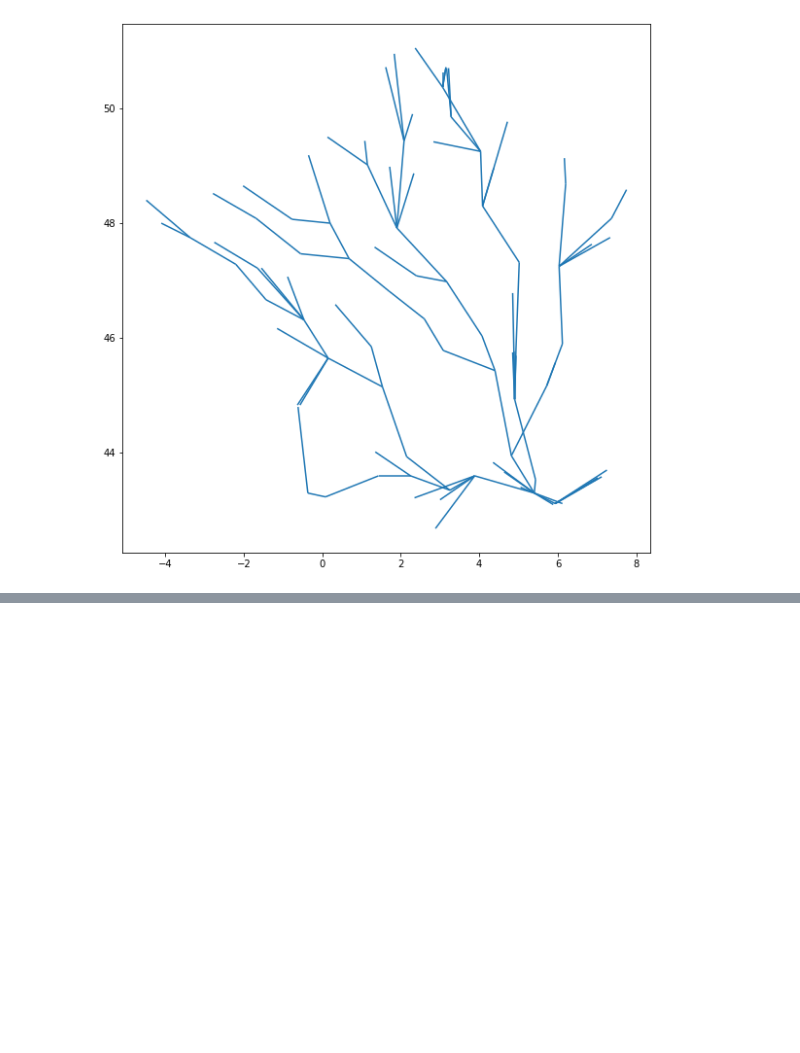
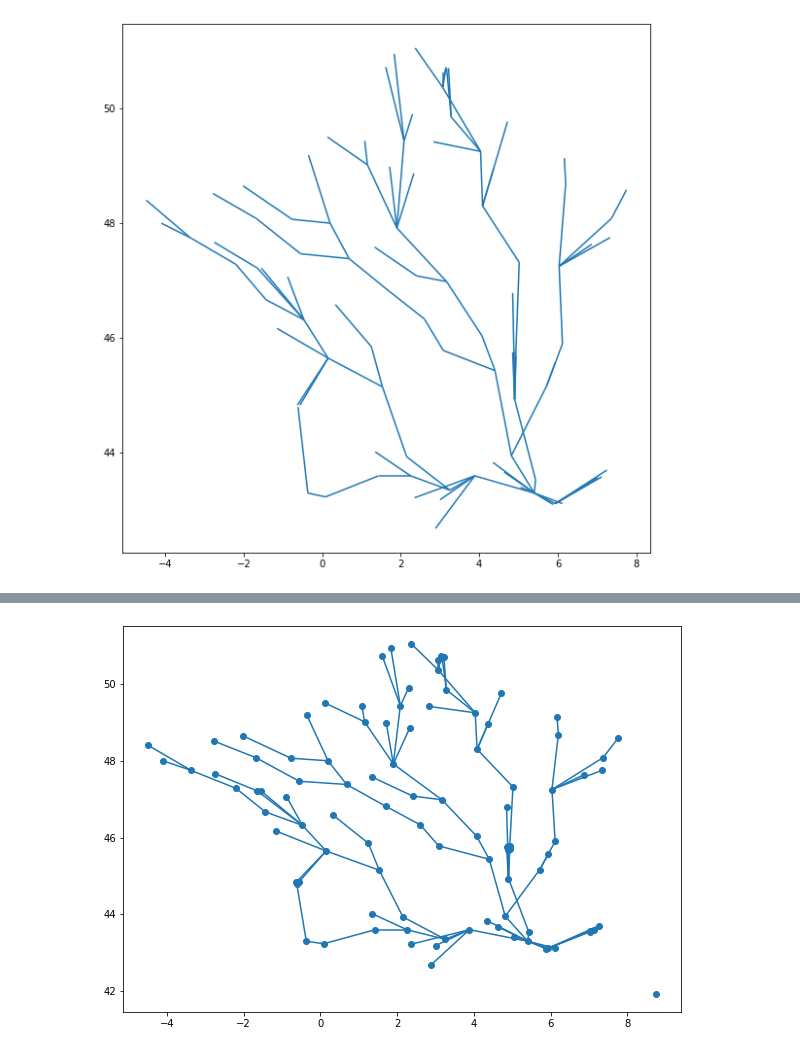
Before and after one commit to adelebrgx/ShortestPath-HubLabelling, a Jupyter notebook: Main.ipynb, the cells around one changed output, grey strips where cells are left out. Drawn from its saved outputs; the diff is of its cells as text; code cells hidden in the pictures; blank space fills up the shorter version.

Commit message:
plot hubs

```diff
--- a/Main.ipynb
+++ b/Main.ipynb
@@ -303,0 +284,11 @@ plt.show()
+# %%
+hubs_Marseille=set()
+for el in dic_shortest_paths:
+    final_dist=dic_shortest_paths[el]["distances"][len(dic_shortest_paths[el]["distances"])-1]
+    one_third=final_dist/3
+    two_thirds=final_dist*2/3
+    i= 0
+    for i in range(len(dic_shortest_paths[el]["distances"])):
+        if dic_shortest_paths[el]["distances"][i] > one_third and dic_shortest_paths[el]["distances"][i] < two_thirds:
+            if dic_shortest_paths[el]["path"][i] not in hubs_Marseille:
+                hubs_Marseille.add(dic_shortest_paths[el]["path"][i+1])
@@ -303,0 +311,9 @@ plt.show()
+# %%
+final_hubs=final_cities[["nom", "geometry"]]
+
+list_hubs=[]
+for el in hubs_Marseille:
+    list_hubs.append(el)
+list_hubs.append("Marseille")
+print("Albi" in list_hubs)
+hubs=final_hubs[final_hubs["nom"].isin(list_hubs)]
@@ -303,0 +337,9 @@ plt.show()
+# %%
+fig, ax = plt.subplots(figsize=(10, 10))
+
+gdf.plot(ax=ax)
+hubs.plot(ax=ax)
+
+plt.show()
+# %% [output]
+[figure, added]
```
Also changed, not shown: parts of 6 cells of this notebook.
